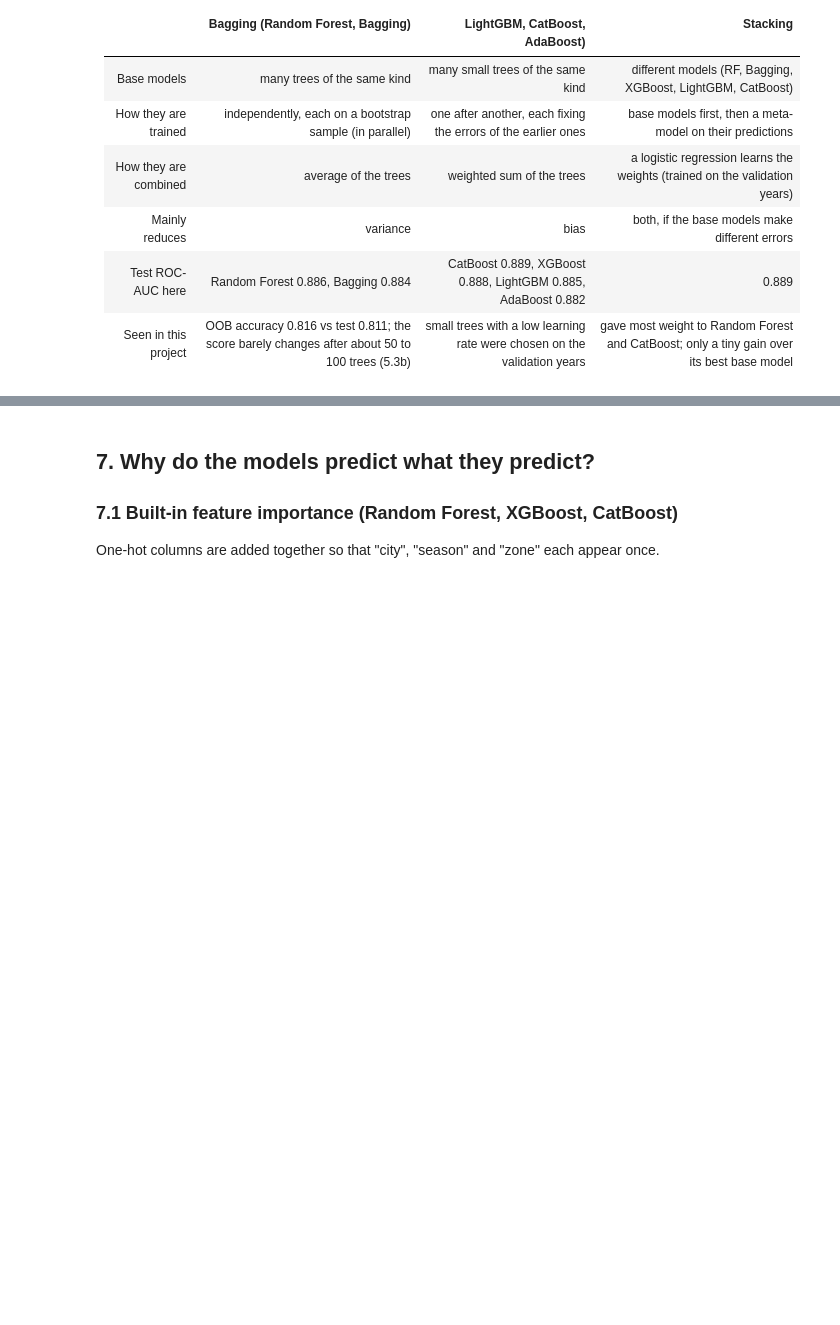
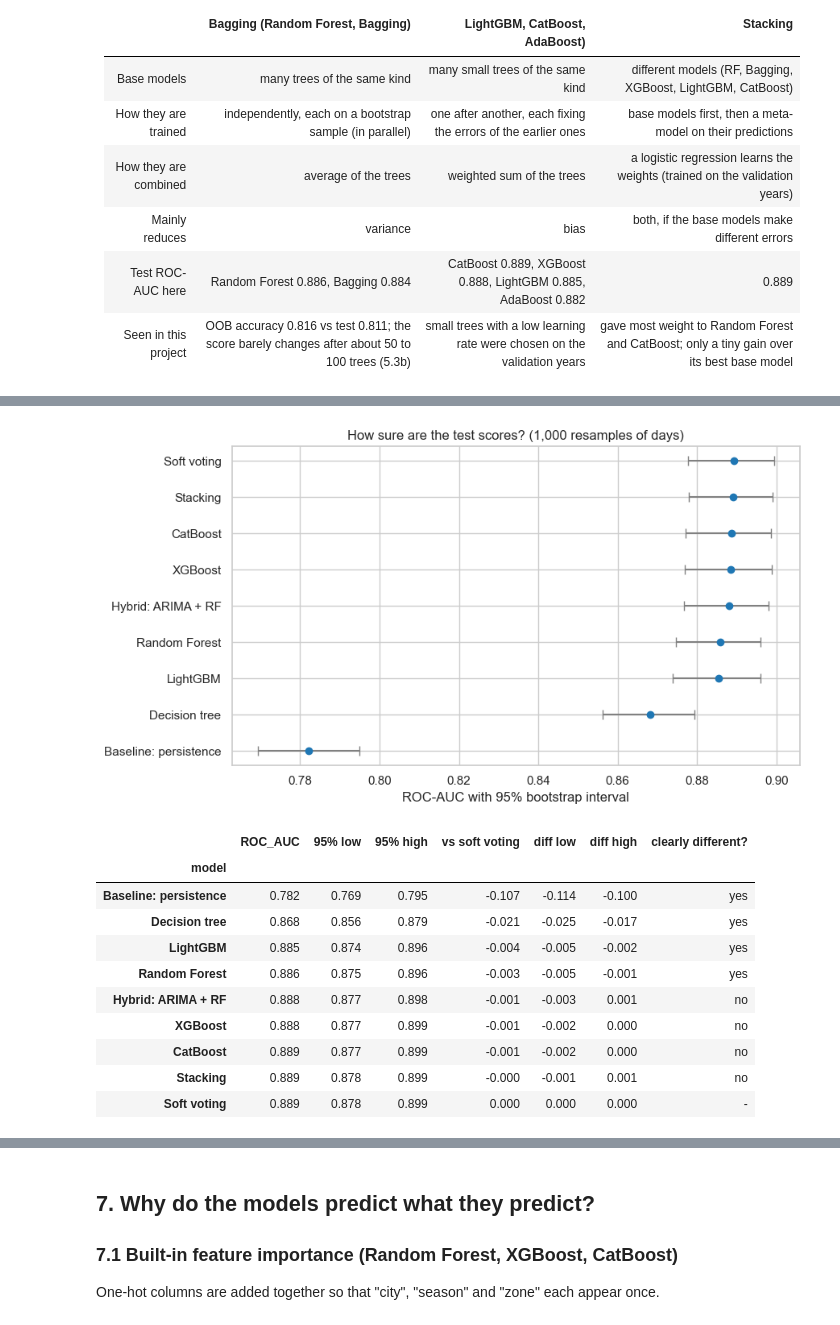
Before and after one commit to AdithaBuwaneka/224220D-SL-Rain-Ensemble-Dashboard, a Jupyter notebook: 224220D_Wimalasuriya_AGAB_SL_Rain_Ensemble.ipynb, the cells around one changed output, grey strips where cells are left out. Cells and saved outputs as stored; diff of their text form; code cells hidden in the pictures; blank space fills up the shorter version.

```diff
--- a/224220D_Wimalasuriya_AGAB_SL_Rain_Ensemble.ipynb
+++ b/224220D_Wimalasuriya_AGAB_SL_Rain_Ensemble.ipynb
@@ -789,0 +836,48 @@ share of rain days: {2024: '62%', 2025: '64%', 2026: '59%'}
+# %%
+BOOT_MODELS = ["Baseline: persistence", "Decision tree", "Random Forest", "XGBoost", "LightGBM", "CatBoost",
+               "Soft voting", "Stacking", "Hybrid: ARIMA + RF"]
+rng = np.random.default_rng(42)
+day_codes, day_index = np.unique(test.date.values, return_inverse=True)
+rows_of_day = [np.flatnonzero(day_index == d) for d in range(len(day_codes))]
+N_BOOT = 1000
+y_test = yte.values
+boot = {m: np.empty(N_BOOT) for m in BOOT_MODELS}
+for b in range(N_BOOT):
+    boot_idx = np.concatenate([rows_of_day[d] for d in rng.integers(0, len(rows_of_day), len(rows_of_day))])
+    for m in BOOT_MODELS:
+        boot[m][b] = roc_auc_score(y_test[boot_idx], TEST_PROB[m][boot_idx])
+
+ref = boot["Soft voting"]
+boot_rows = []
+for m in BOOT_MODELS:
+    diff = boot[m] - ref
+    lo_d, hi_d = np.percentile(diff, [2.5, 97.5])
+    boot_rows.append({"model": m, "ROC_AUC": RESULTS[m]["ROC_AUC"],
+                 "95% low": np.percentile(boot[m], 2.5), "95% high": np.percentile(boot[m], 97.5),
+                 "vs soft voting": RESULTS[m]["ROC_AUC"] - RESULTS["Soft voting"]["ROC_AUC"],
+                 "diff low": lo_d, "diff high": hi_d,
+                 "clearly different?": "-" if m == "Soft voting" else ("no" if lo_d <= 0 <= hi_d else "yes")})
+boot_table = pd.DataFrame(boot_rows).set_index("model").sort_values("ROC_AUC")
+
+fig, ax = plt.subplots(figsize=(9, 5))
+y_pos = np.arange(len(boot_table))
+ax.errorbar(boot_table["ROC_AUC"], y_pos,
+            xerr=[boot_table["ROC_AUC"] - boot_table["95% low"], boot_table["95% high"] - boot_table["ROC_AUC"]],
+            fmt="o", color="#1f77b4", ecolor="grey", capsize=4)
+ax.set_yticks(y_pos); ax.set_yticklabels(boot_table.index)
+ax.set_xlabel("ROC-AUC with 95% bootstrap interval"); ax.set_title("How sure are the test scores? (1,000 resamples of days)")
+plt.tight_layout(); plt.savefig("images/bootstrap_auc.png", dpi=120, bbox_inches="tight"); plt.show()
+boot_table.style.format({c: "{:.3f}" for c in ["ROC_AUC", "95% low", "95% high", "vs soft voting", "diff low", "diff high"]})
+# %% [output]
+[figure, added]
+|  | ROC_AUC | 95% low | 95% high | vs soft voting | diff low | diff high | clearly different? |
+| model |  |  |  |  |  |  |  |
+| Baseline: persistence | 0.782 | 0.769 | 0.795 | -0.107 | -0.114 | -0.100 | yes |
+| Decision tree | 0.868 | 0.856 | 0.879 | -0.021 | -0.025 | -0.017 | yes |
+| LightGBM | 0.885 | 0.874 | 0.896 | -0.004 | -0.005 | -0.002 | yes |
+| Random Forest | 0.886 | 0.875 | 0.896 | -0.003 | -0.005 | -0.001 | yes |
+| Hybrid: ARIMA + RF | 0.888 | 0.877 | 0.898 | -0.001 | -0.003 | 0.001 | no |
+| XGBoost | 0.888 | 0.877 | 0.899 | -0.001 | -0.002 | 0.000 | no |
+| CatBoost | 0.889 | 0.877 | 0.899 | -0.001 | -0.002 | 0.000 | no |
+| Stacking | 0.889 | 0.878 | 0.899 | -0.000 | -0.001 | 0.001 | no |
+| Soft voting | 0.889 | 0.878 | 0.899 | 0.000 | 0.000 | 0.000 | - |
```
Also changed, not shown: parts of 12 cells of this notebook, 3 other files.
